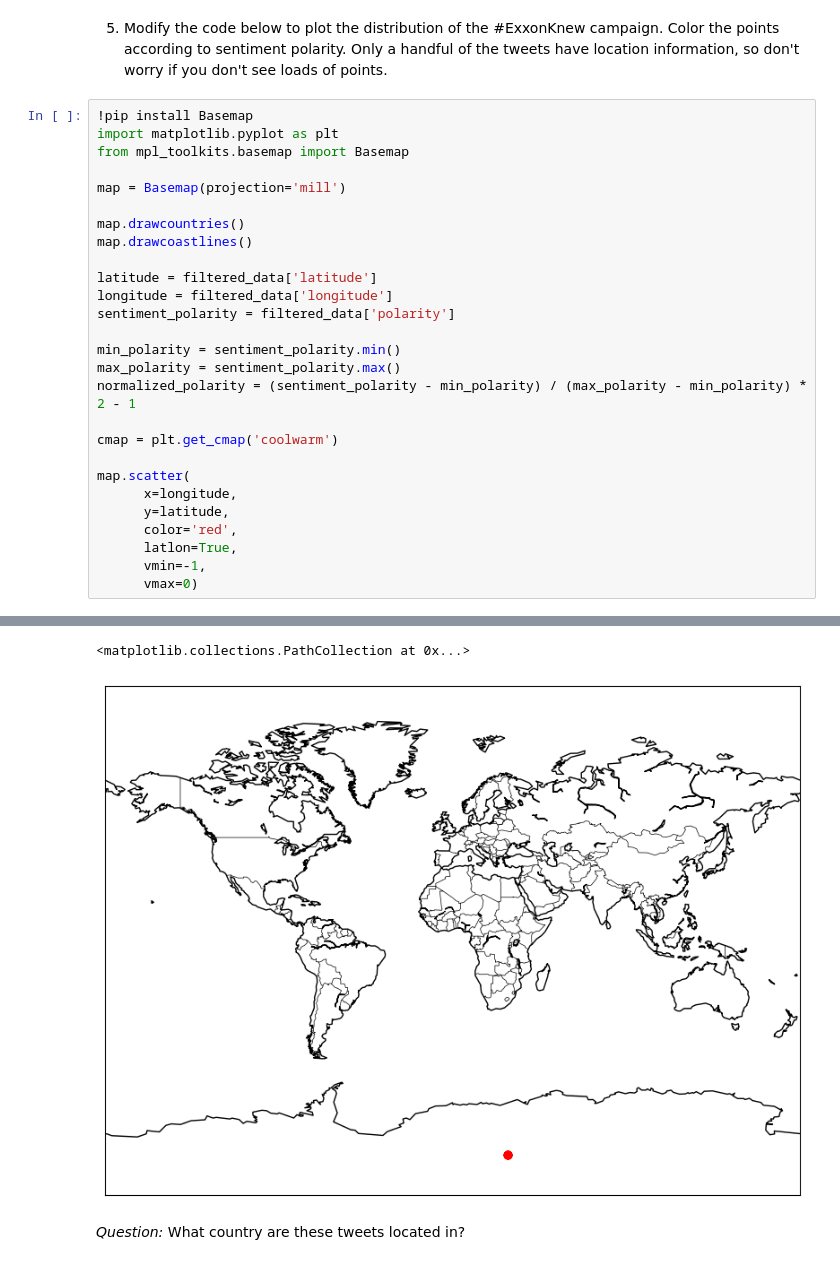
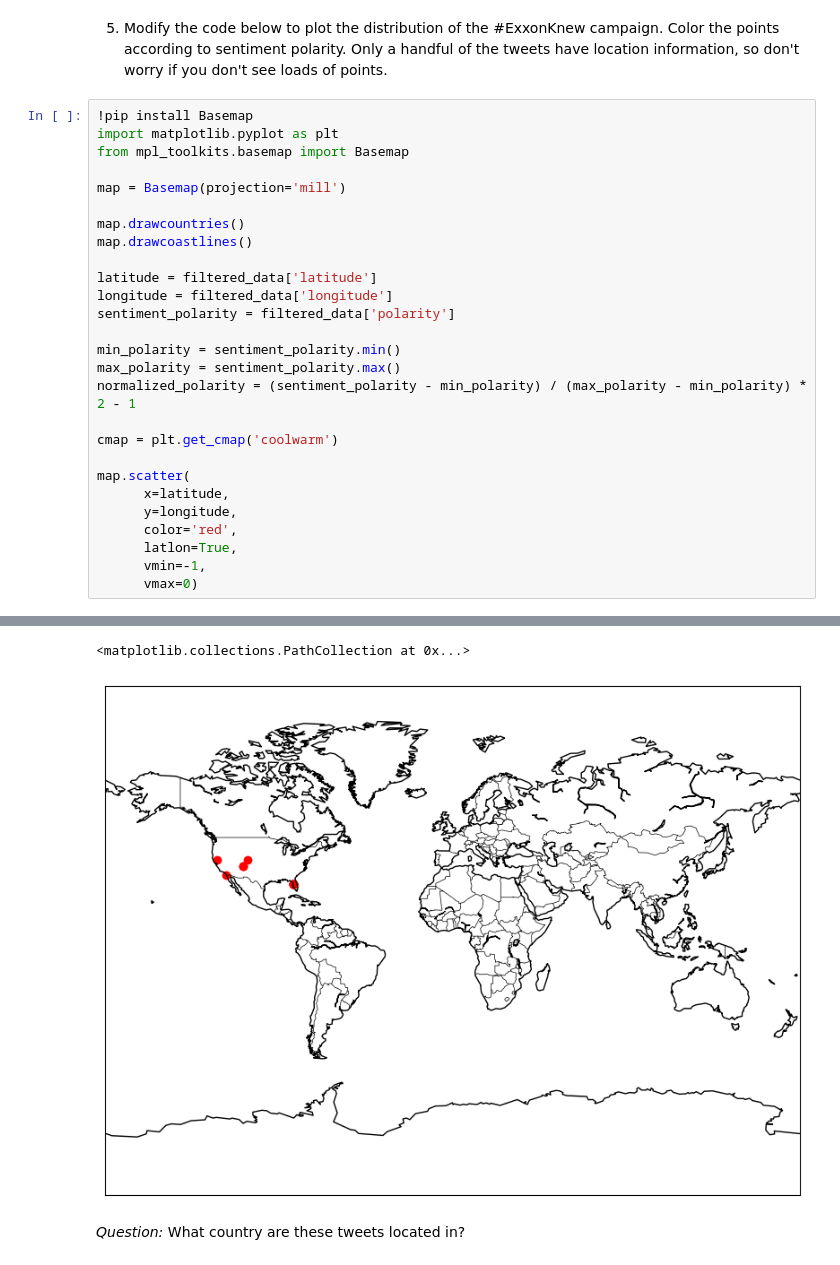
Before and after one commit to devingoldstein/QM2, a Jupyter notebook: notebooks/W04. Natural Language Processing.ipynb, the cells around one changed output, grey strips where cells are left out. Saved outputs shown, nothing was run; the diff lists cells and outputs as text.

```diff
--- a/notebooks/W04. Natural Language Processing.ipynb
+++ b/notebooks/W04. Natural Language Processing.ipynb
@@ -694,35 +686,35 @@ sentiment_polarity = filtered_data['polarity']
 
 min_polarity = sentiment_polarity.min()
 max_polarity = sentiment_polarity.max()
 normalized_polarity = (sentiment_polarity - min_polarity) / (max_polarity - min_polarity) * 2 - 1
 
 cmap = plt.get_cmap('coolwarm')
 
 map.scatter(
-      x=longitude,
-      y=latitude,
+      x=latitude,
+      y=longitude,
       color='red',
       latlon=True,
       vmin=-1,
       vmax=0)
 # %% [output]
 Requirement already satisfied: Basemap in /usr/local/lib/python3.10/dist-packages (1.3.8)
 Requirement already satisfied: basemap-data<1.4,>=1.3.2 in /usr/local/lib/python3.10/dist-packages (from Basemap) (1.3.2)
 Requirement already satisfied: pyshp<2.4,>=1.2 in /usr/local/lib/python3.10/dist-packages (from Basemap) (2.3.1)
 Requirement already satisfied: matplotlib<3.8,>=1.5 in /usr/local/lib/python3.10/dist-packages (from Basemap) (3.7.1)
 Requirement already satisfied: pyproj<3.7.0,>=1.9.3 in /usr/local/lib/python3.10/dist-packages (from Basemap) (3.6.1)
 Requirement already satisfied: numpy<1.26,>=1.21 in /usr/local/lib/python3.10/dist-packages (from Basemap) (1.23.5)
 Requirement already satisfied: contourpy>=1.0.1 in /usr/local/lib/python3.10/dist-packages (from matplotlib<3.8,>=1.5->Basemap) (1.1.1)
 Requirement already satisfied: cycler>=0.10 in /usr/local/lib/python3.10/dist-packages (from matplotlib<3.8,>=1.5->Basemap) (0.12.1)
 Requirement already satisfied: fonttools>=4.22.0 in /usr/local/lib/python3.10/dist-packages (from matplotlib<3.8,>=1.5->Basemap) (4.43.1)
 Requirement already satisfied: kiwisolver>=1.0.1 in /usr/local/lib/python3.10/dist-packages (from matplotlib<3.8,>=1.5->Basemap) (1.4.5)
 Requirement already satisfied: packaging>=20.0 in /usr/local/lib/python3.10/dist-packages (from matplotlib<3.8,>=1.5->Basemap) (23.2)
 Requirement already satisfied: pillow>=6.2.0 in /usr/local/lib/python3.10/dist-packages (from matplotlib<3.8,>=1.5->Basemap) (9.4.0)
 Requirement already satisfied: pyparsing>=2.3.1 in /usr/local/lib/python3.10/dist-packages (from matplotlib<3.8,>=1.5->Basemap) (3.1.1)
 Requirement already satisfied: python-dateutil>=2.7 in /usr/local/lib/python3.10/dist-packages (from matplotlib<3.8,>=1.5->Basemap) (2.8.2)
 Requirement already satisfied: certifi in /usr/local/lib/python3.10/dist-packages (from pyproj<3.7.0,>=1.9.3->Basemap) (2023.7.22)
 Requirement already satisfied: six>=1.5 in /usr/local/lib/python3.10/dist-packages (from python-dateutil>=2.7->matplotlib<3.8,>=1.5->Basemap) (1.16.0)
 <matplotlib.collections.PathCollection at 0x...>
-[figure, old version]
+[figure, new version]
 # %% [markdown]
 *Question:* What country are these tweets located in?
```
Also changed, not shown: parts of 4 cells of this notebook.
